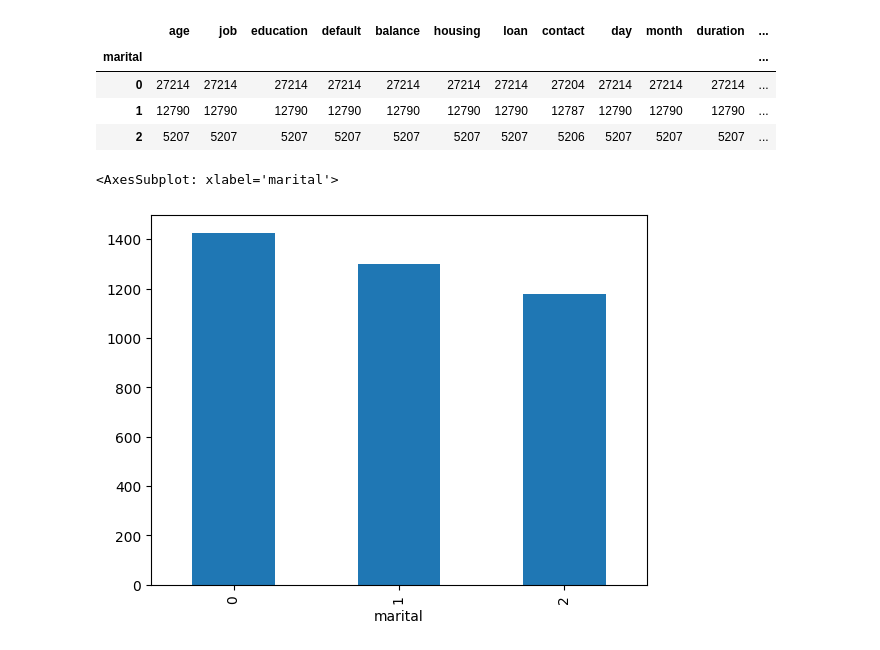
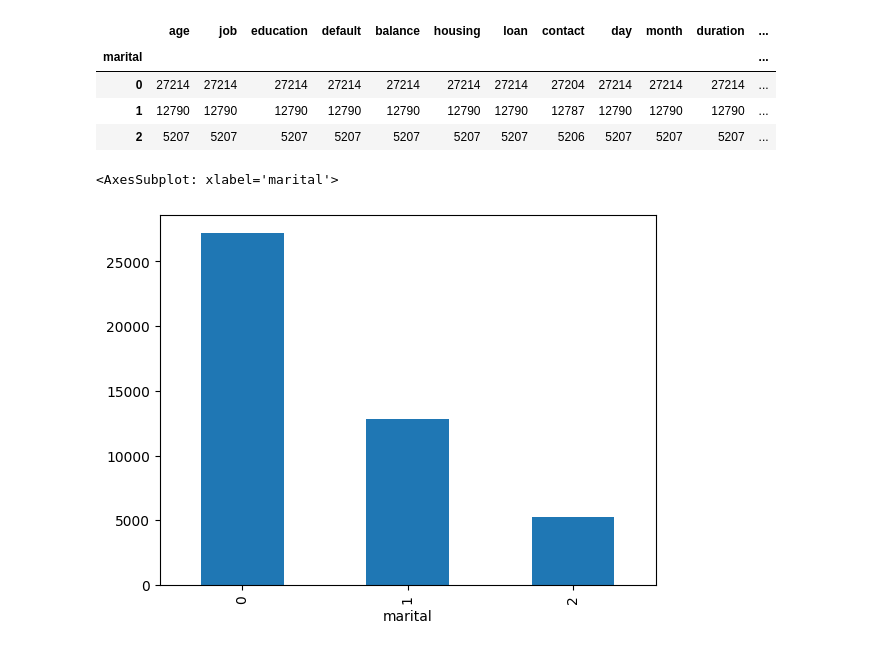
Before and after one commit to insreeraj/ICT_Assignments, a Jupyter notebook: FinalProject/Bank.ipynb, the cells around one changed output. Saved outputs shown, nothing was run; the diff lists cells and outputs as text; code cells hidden in the pictures.

```diff
--- a/FinalProject/Bank.ipynb
+++ b/FinalProject/Bank.ipynb
@@ -96,8 +101,9 @@ df['Age_buckets_labels'] = pd.cut(
 
 df['Age_buckets'] = pd.cut(df['age'], bins=buckets, include_lowest=True)
 df['loan'] = np.where(df['loan'] =='yes', 1, 0)
-mar =[0,1,2]
 
+df['default'] = df['default'].map(
+                   {'yes':1 ,'no':0})
 df['housing'] = np.where(df['housing'] =='yes', 1, 0)
 df['marital'] = np.where(df['marital'] =='married', 0,np.where(df['marital'] =='single', 1,np.where(df['marital'] =='divorced', 2, -1)))
 
@@ -276,7 +291,7 @@ df.groupby(['marital']).count()
 | 1 | 12790 | 12790 | 12790 | 12790 | 12790 | 12790 | 12790 | 12787 | 12790 | 12790 | 12790 | ... |
 | 2 | 5207 | 5207 | 5207 | 5207 | 5207 | 5207 | 5207 | 5206 | 5207 | 5207 | 5207 | ... |
 # %%
-df.groupby(['marital'])['balance'].mean().plot.bar()
+df.groupby(['marital'])['balance'].count().plot.bar()
 # %% [output]
 <AxesSubplot: xlabel='marital'>
-[figure, old version]
+[figure, new version]
```
Also changed, not shown: parts of 20 cells of this notebook.
